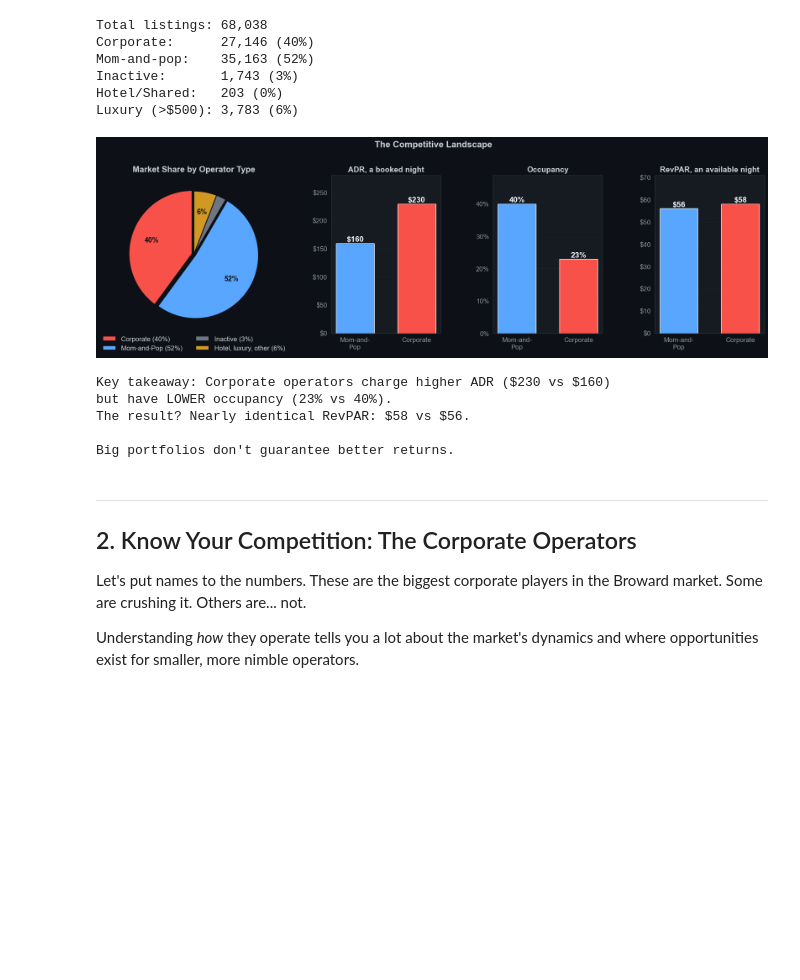
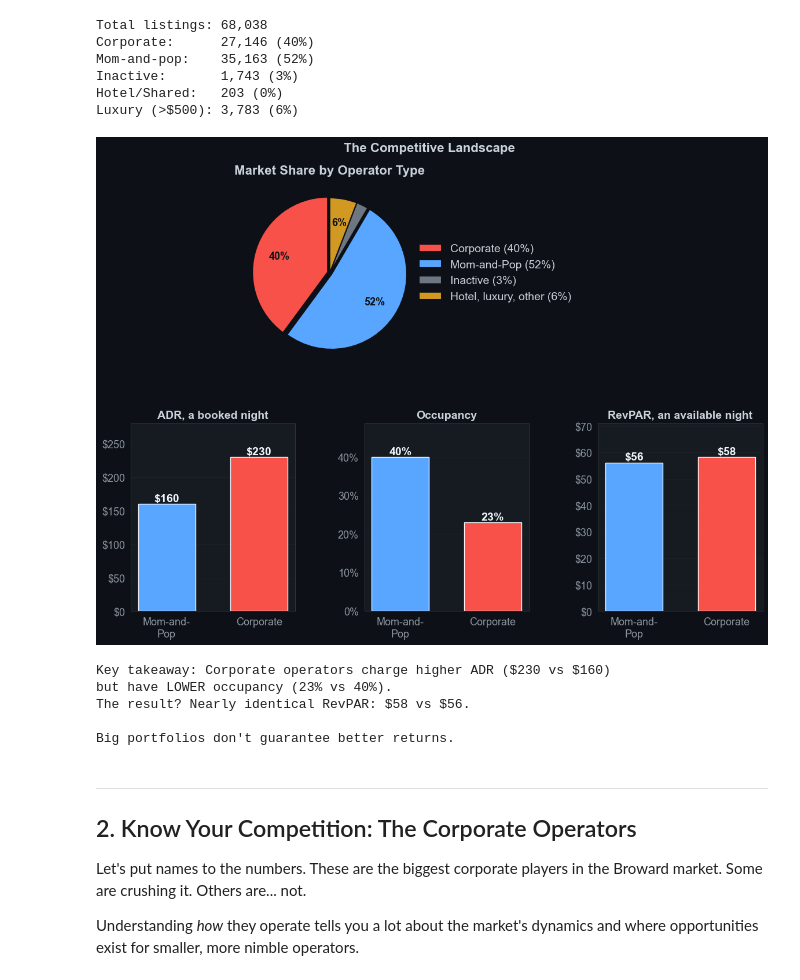
Before and after one commit to PlotBot2023/portfolio, a Jupyter notebook: notebooks/broward-investor-guide.ipynb, the cells around one changed output. Drawn from its saved outputs; the diff is of its cells as text; code cells hidden in the pictures; blank space fills up the shorter version.

Commit message:
Investor guide: the landscape chart in two rows so its labels read at the page's width
Co-Authored-By: Claude Opus 5.5 <noreply@anthropic.com>

```diff
--- a/notebooks/broward-investor-guide.ipynb
+++ b/notebooks/broward-investor-guide.ipynb
@@ -48,8 +48,8 @@ plt.rcParams.update({
     "axes.edgecolor": "#30363d", "axes.labelcolor": "#c9d1d9",
     "text.color": "#c9d1d9", "xtick.color": "#8b949e",
     "ytick.color": "#8b949e", "grid.color": "#21262d", "grid.alpha": 0.6,
-    "font.size": 13, "axes.titlesize": 15, "axes.titleweight": "bold",
-    "axes.labelsize": 13, "xtick.labelsize": 12, "ytick.labelsize": 12, "legend.fontsize": 12,
+    "font.size": 14, "axes.titlesize": 16, "axes.titleweight": "bold",
+    "axes.labelsize": 14, "xtick.labelsize": 13, "ytick.labelsize": 13, "legend.fontsize": 13,
     "savefig.facecolor": "#0d1117", "savefig.edgecolor": "#0d1117",
 })
 PAL = ["#58a6ff", "#3fb950", "#d29922", "#f85149", "#bc8cff", "#79c0ff"]
@@ -128,11 +128,11 @@ Inactive:       1,743 (3%)
 Hotel/Shared:   203 (0%)
 Luxury (>$500): 3,783 (6%)
 # %%
-fig = plt.figure(figsize=(17, 6.2))
-gs = fig.add_gridspec(1, 4, width_ratios=[1.55, 1, 1, 1], wspace=0.42)
+fig = plt.figure(figsize=(12, 9))
+gs = fig.add_gridspec(2, 3, height_ratios=[1, 1], wspace=0.42, hspace=0.3)
 
 # --- Pie: market share (a legend, not outside labels: the two thin slices' labels collided) ---
-ax_pie = fig.add_subplot(gs[0])
+ax_pie = fig.add_subplot(gs[0, :2])
 segments = [n_corp, n_mp, n_inactive, n_hotel + n_luxury]
 labels = [f"Corporate ({n_corp/total:.0%})",
           f"Mom-and-Pop ({n_mp/total:.0%})",
@@ -144,7 +144,7 @@ wedges, autotexts = ax_pie.pie(
     textprops={"color": "#0d1117", "fontsize": 13, "fontweight": "bold"},
     pctdistance=0.68, startangle=90, explode=(0.03, 0.03, 0, 0),
     wedgeprops={"edgecolor": "#0d1117", "linewidth": 1.5})[0:3:2]
-ax_pie.legend(wedges, labels, loc="upper center", bbox_to_anchor=(0.5, 0.02), ncol=2, frameon=False)
+ax_pie.legend(wedges, labels, loc="center left", bbox_to_anchor=(0.92, 0.5), frameon=False, fontsize=14)
 ax_pie.set_title("Market Share by Operator Type")
 
 # --- Performance: one panel per measure, each on its own scale ---
@@ -153,36 +153,36 @@ mp_data = adv[(~adv["is_corporate"]) & (adv["occupancy_avg"] > 0) &
               (adv["room_type"].isin(["Entire home/apt", "Private room"])) &
               (adv["adr_avg"] > 0) & (adv["adr_avg"] <= 500)]
 
 corp_vals = [corp_data["adr_avg"].median(), corp_data["occupancy_avg"].median() * 100,
              corp_data["revpar_avg"].median()]
 mp_vals = [mp_data["adr_avg"].median(), mp_data["occupancy_avg"].median() * 100,
            mp_data["revpar_avg"].median()]
 
 panels = [("ADR, a booked night", "${:.0f}"), ("Occupancy", "{:.0f}%"), ("RevPAR, an available night", "${:.0f}")]
 for k, (title, fmt) in enumerate(panels):
-    ax = fig.add_subplot(gs[k + 1])
+    ax = fig.add_subplot(gs[1, k])
     vals = [mp_vals[k], corp_vals[k]]
     bars = ax.bar([0, 1], vals, width=0.62, color=[PAL[0], PAL[3]])
     ax.set_xticks([0, 1])
     ax.set_xticklabels(["Mom-and-\nPop", "Corporate"])
     ax.set_ylim(0, max(vals) * 1.22)
     ax.yaxis.set_major_formatter(mticker.FuncFormatter(lambda x, _, f=fmt: f.format(x)))
     ax.set_title(title, fontsize=14)
     for bar, v in zip(bars, vals):
         ax.text(bar.get_x() + bar.get_width() / 2, v, fmt.format(v), ha="center", va="bottom",
                 fontsize=14, fontweight="bold", color="#f0f6fc")
     ax.grid(axis="x", visible=False)
 
 fig.suptitle("The Competitive Landscape", fontsize=16, fontweight="bold")
-fig.subplots_adjust(top=0.84, bottom=0.2, left=0.02, right=0.99)
+fig.subplots_adjust(top=0.91, bottom=0.08, left=0.07, right=0.98)
 plt.show()
 
 print(f"\nKey takeaway: Corporate operators charge higher ADR (${corp_vals[0]:.0f} vs ${mp_vals[0]:.0f})")
 print(f"but have LOWER occupancy ({corp_vals[1]:.0f}% vs {mp_vals[1]:.0f}%).")
 print(f"The result? Nearly identical RevPAR: ${corp_vals[2]:.0f} vs ${mp_vals[2]:.0f}.")
 print(f"\nBig portfolios don't guarantee better returns.")
 # %% [output]
-[figure, old version]
+[figure, new version]
 Key takeaway: Corporate operators charge higher ADR ($230 vs $160)
 but have LOWER occupancy (23% vs 40%).
 The result? Nearly identical RevPAR: $58 vs $56.
```
Also changed, not shown: parts of 6 cells of this notebook, 11 other files.
